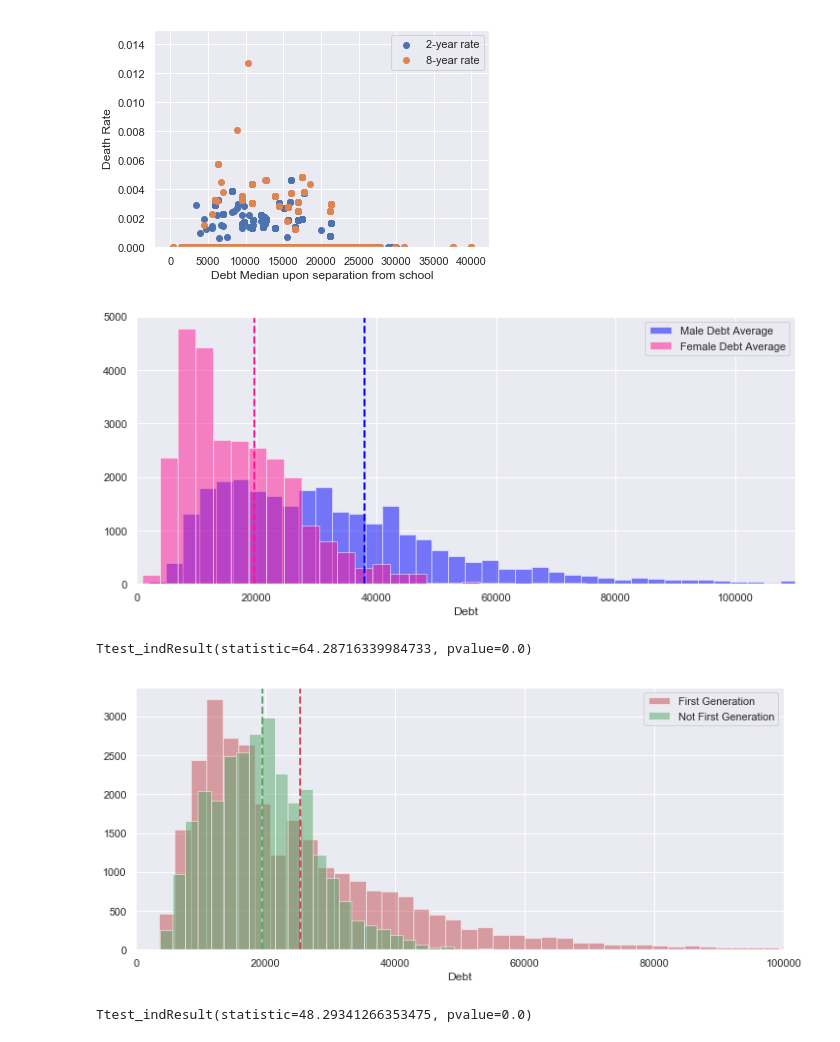
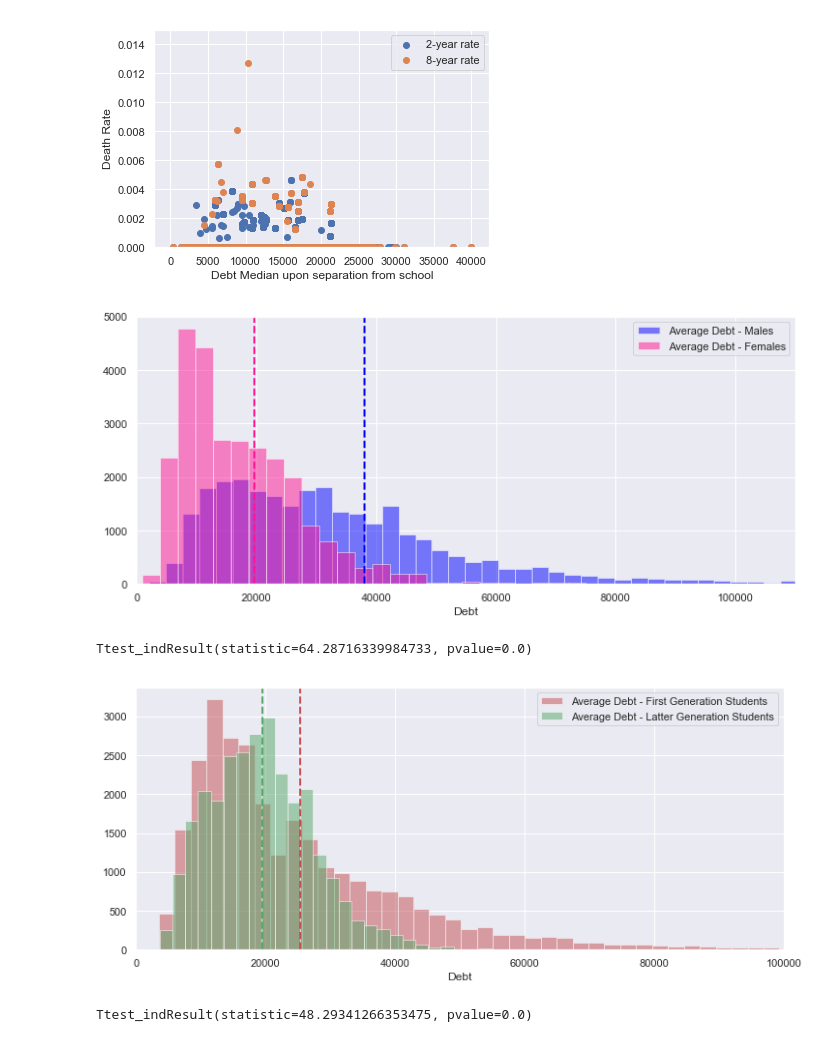
Before and after one commit to YunusBulut/dsprojects, a Jupyter notebook: prepcap/1-StudentDebtReport.ipynb, the cells around one changed output. Saved outputs shown, nothing was run; the diff lists cells and outputs as text; code cells hidden in the pictures.

```diff
--- a/prepcap/1-StudentDebtReport.ipynb
+++ b/prepcap/1-StudentDebtReport.ipynb
@@ -199,9 +199,9 @@ genderAnalysisInf = debtAnalysis[(np.isnan(debtAnalysis.maleAvgDebt) == False) &
 genderAnalysis = genderAnalysisInf.dropna(how='any')
 
 plt.figure(figsize=(12,5))
-plt.hist(genderAnalysis['maleAvgDebt'], bins=400, label='Male Debt Average', alpha=.5, color='#0000FF')
+plt.hist(genderAnalysis['maleAvgDebt'], bins=400, label='Average Debt - Males', alpha=.5, color='#0000FF')
 plt.axvline(genderAnalysis.maleAvgDebt.mean(), color='#0000FF', linestyle='dashed', linewidth=2)
-plt.hist(genderAnalysis['femaleAvgDebt'], bins=200, label='Female Debt Average', alpha=.5, color='#FF1493')
+plt.hist(genderAnalysis['femaleAvgDebt'], bins=200, label='Average Debt - Females', alpha=.5, color='#FF1493')
 plt.axvline(genderAnalysis.femaleAvgDebt.mean(), color='#FF1493', linestyle='dashed', linewidth=2)
 plt.xlim(0,110000)
 #plt.ylabel('Branches')
@@ -211,33 +211,33 @@ plt.show()
 
 print(ttest_ind(genderAnalysis.maleAvgDebt, genderAnalysis.femaleAvgDebt, equal_var=False))
 # %% [output]
-[figure, old version]
+[figure, new version]
 Ttest_indResult(statistic=64.28716339984733, pvalue=0.0)
 # %%
 ##First Generation
 #BY dividing the total branch debt by the estimated number of students in each group, we can get an
 #average debt for each student.
 debtAnalysis['firstGenAvgDebt'] = debtAnalysis['totalDebtForBranch'] / (debt['studNum'] * debt['firstGenPCT'])
 debtAnalysis['notFirstGenAvgDebt'] = debtAnalysis['totalDebtForBranch'] / (debt['studNum'] * debt['notFirstGenPCT'])
 
 #Remove NaN's
 generationAnalysisInf = debtAnalysis[(np.isnan(debtAnalysis.firstGenAvgDebt) == False) & (np.isnan(debtAnalysis.firstGenAvgDebt) == False)]
 #Remove Infinite values created by the above multiplication being done on blank cells
 generationAnalysis = generationAnalysisInf.dropna(how='any')
 
 plt.figure(figsize=(12,5))
-plt.hist(generationAnalysis['firstGenAvgDebt'], bins=100, label='First Generation', alpha=.5, color='r', density=False)
-plt.hist(generationAnalysis['notFirstGenAvgDebt'], bins=40, label='Not First Generation', alpha=.5, color='g', density=False)
+plt.hist(generationAnalysis['firstGenAvgDebt'], bins=100, label='Average Debt - First Generation Students', alpha=.5, color='r', density=False)
+plt.hist(generationAnalysis['notFirstGenAvgDebt'], bins=40, label='Average Debt - Latter Generation Students', alpha=.5, color='g', density=False)
 plt.axvline(generationAnalysis.firstGenAvgDebt.mean(), color='r', linestyle='dashed', linewidth=2)
 plt.axvline(generationAnalysis.notFirstGenAvgDebt.mean(), color='g', linestyle='dashed', linewidth=2)
 plt.xlim(0,100000)
 plt.xlabel('Debt')
 plt.legend()
 plt.show()
 
 print(ttest_ind(generationAnalysis.firstGenAvgDebt, generationAnalysis.notFirstGenAvgDebt, equal_var=False))
 # %% [output]
-[figure, old version]
+[figure, new version]
 Ttest_indResult(statistic=48.29341266353475, pvalue=0.0)
 # %%
 ##Income
```
Also changed, not shown: parts of 1 cell of this notebook, 1 other file.
